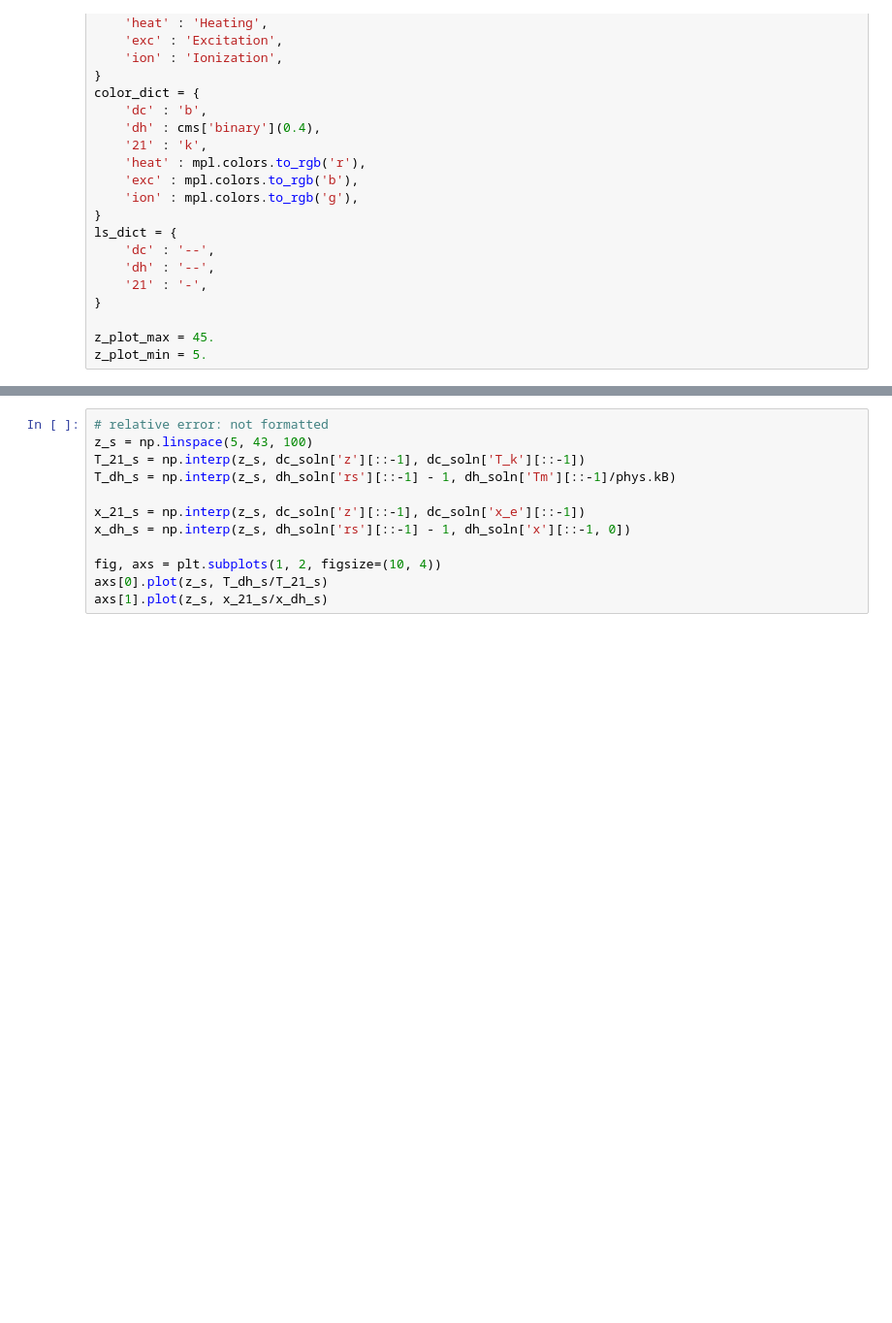
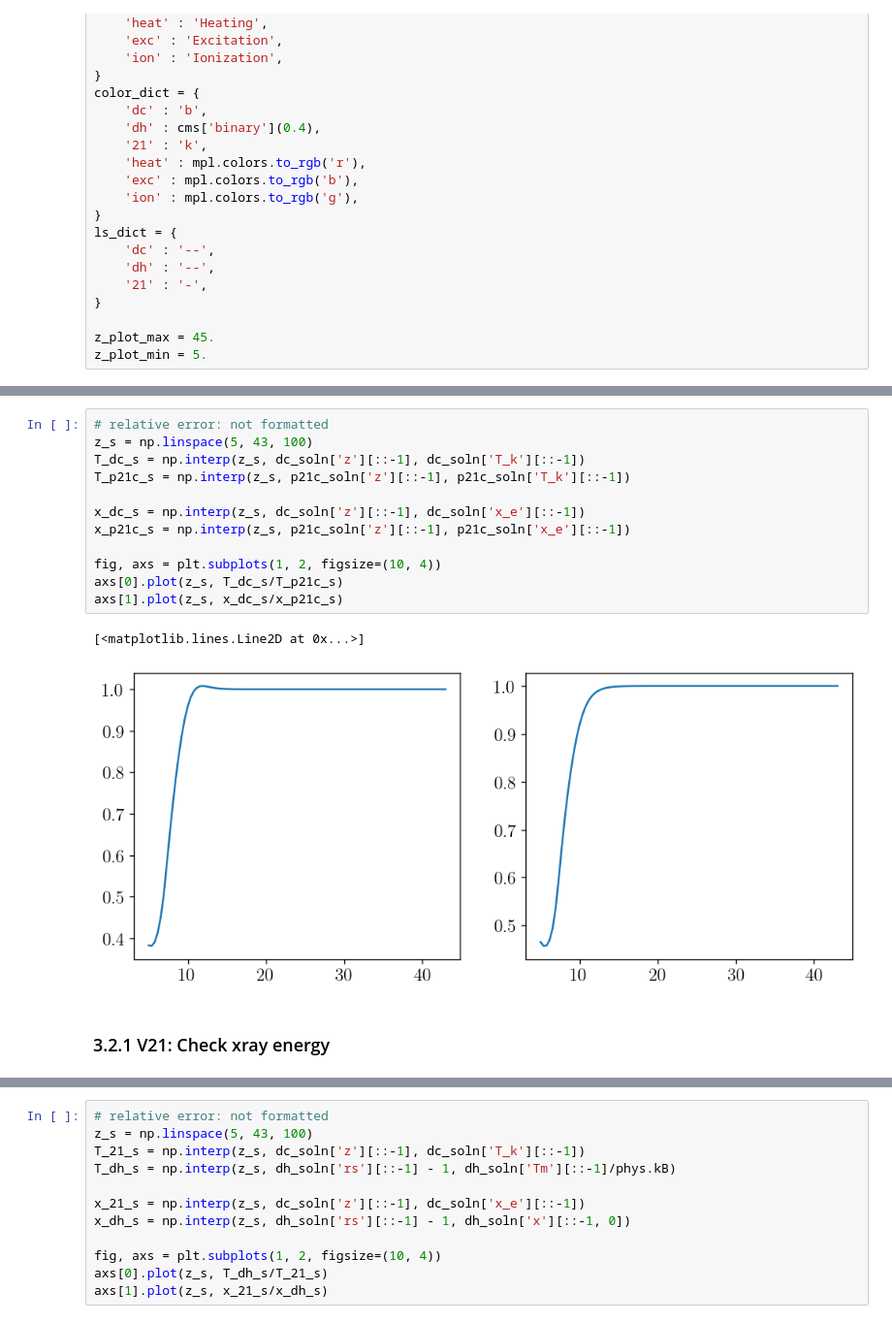
Before and after one commit to yitiansun/DM21cm, a Jupyter notebook: cross_check/plot.ipynb, the cells around one changed output, grey strips where cells are left out. Shown at 97% size. Cells and saved outputs as stored; diff of their text form; blank space fills up the shorter version.

Commit message:
xray checks working

```diff
--- a/cross_check/plot.ipynb
+++ b/cross_check/plot.ipynb
@@ -387,0 +404,17 @@ fig.savefig(f'{save_name}.pdf', bbox_inches='tight')
+# %%
+# relative error: not formatted
+z_s = np.linspace(5, 43, 100)
+T_dc_s = np.interp(z_s, dc_soln['z'][::-1], dc_soln['T_k'][::-1])
+T_p21c_s = np.interp(z_s, p21c_soln['z'][::-1], p21c_soln['T_k'][::-1])
+
+x_dc_s = np.interp(z_s, dc_soln['z'][::-1], dc_soln['x_e'][::-1])
+x_p21c_s = np.interp(z_s, p21c_soln['z'][::-1], p21c_soln['x_e'][::-1])
+
+fig, axs = plt.subplots(1, 2, figsize=(10, 4))
+axs[0].plot(z_s, T_dc_s/T_p21c_s)
+axs[1].plot(z_s, x_dc_s/x_p21c_s)
+# %% [output]
+[<matplotlib.lines.Line2D at 0x...>]
+[figure, added]
+# %% [markdown]
+### 3.2.1 V21: Check xray energy
```
Also changed, not shown: parts of 17 cells of this notebook, 6 other files.
